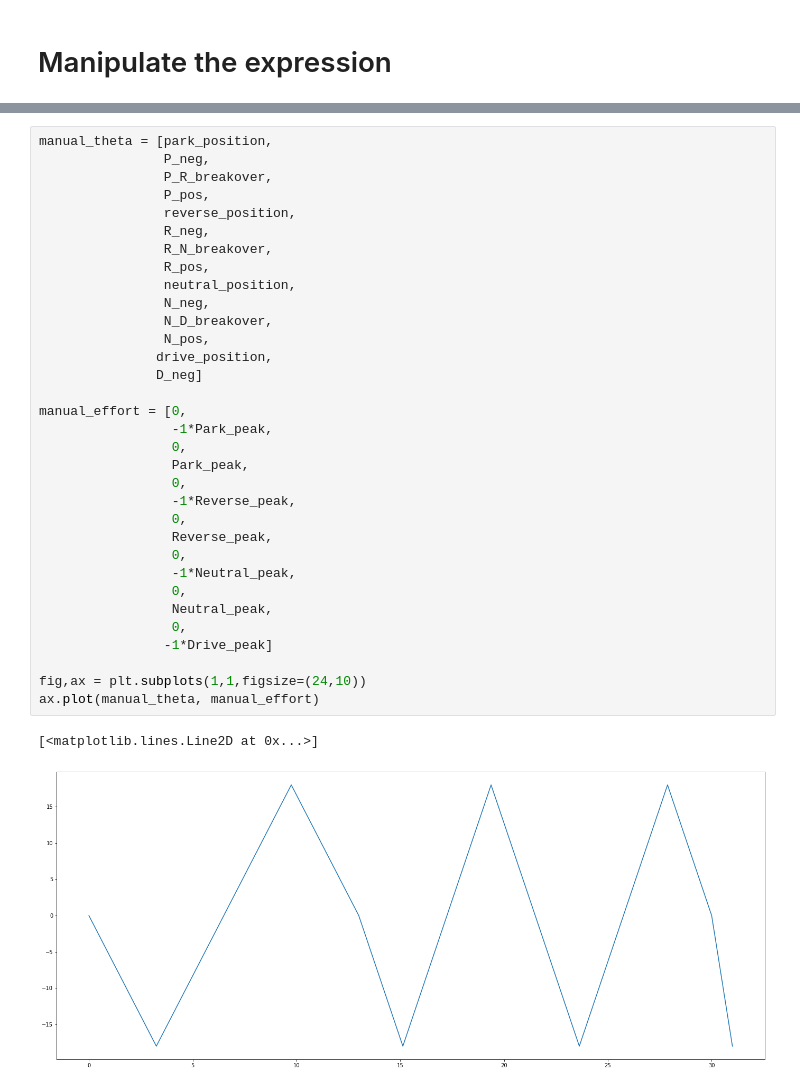
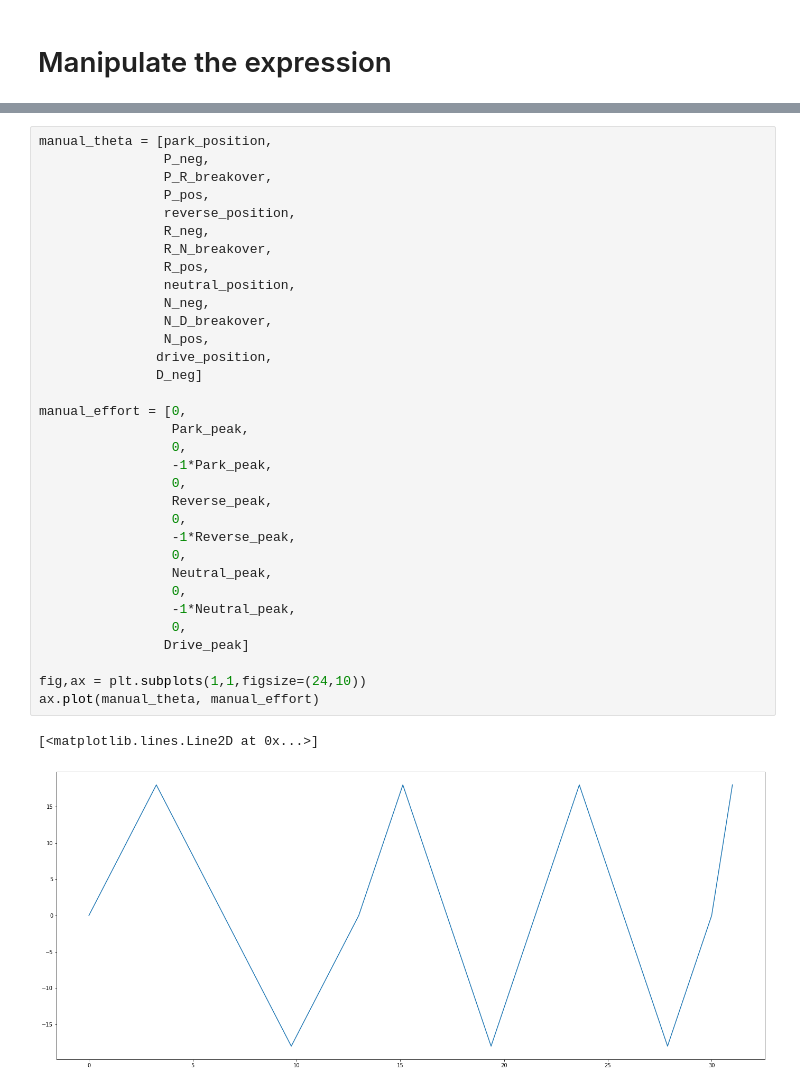
Before and after one commit to gmclapp/Work_library, a Jupyter notebook: Fore-aft effort.ipynb, the cells around one changed output, grey strips where cells are left out. Drawn from its saved outputs; the diff is of its cells as text.

Commit message:
Update fore-aft graphic

```diff
--- a/Fore-aft effort.ipynb
+++ b/Fore-aft effort.ipynb
@@ -88,36 +88,36 @@ axes.plot(effort_graph[0],effort_graph[1])
 # %%
 manual_theta = [park_position,
                 P_neg,
                 P_R_breakover,
                 P_pos,
                 reverse_position,
                 R_neg,
                 R_N_breakover,
                 R_pos,
                 neutral_position,
                 N_neg,
                 N_D_breakover,
                 N_pos,
                drive_position,
                D_neg]
 
 manual_effort = [0,
+                 Park_peak,
+                 0,
                  -1*Park_peak,
                  0,
-                 Park_peak,
+                 Reverse_peak,
                  0,
                  -1*Reverse_peak,
                  0,
-                 Reverse_peak,
+                 Neutral_peak,
                  0,
                  -1*Neutral_peak,
                  0,
-                 Neutral_peak,
-                 0,
-                -1*Drive_peak]
+                Drive_peak]
 
 fig,ax = plt.subplots(1,1,figsize=(24,10))
 ax.plot(manual_theta, manual_effort)
 # %% [output]
 [<matplotlib.lines.Line2D at 0x...>]
-[figure, old version]
+[figure, new version]
```
Also changed, not shown: parts of 5 cells of this notebook, 1 other file.
